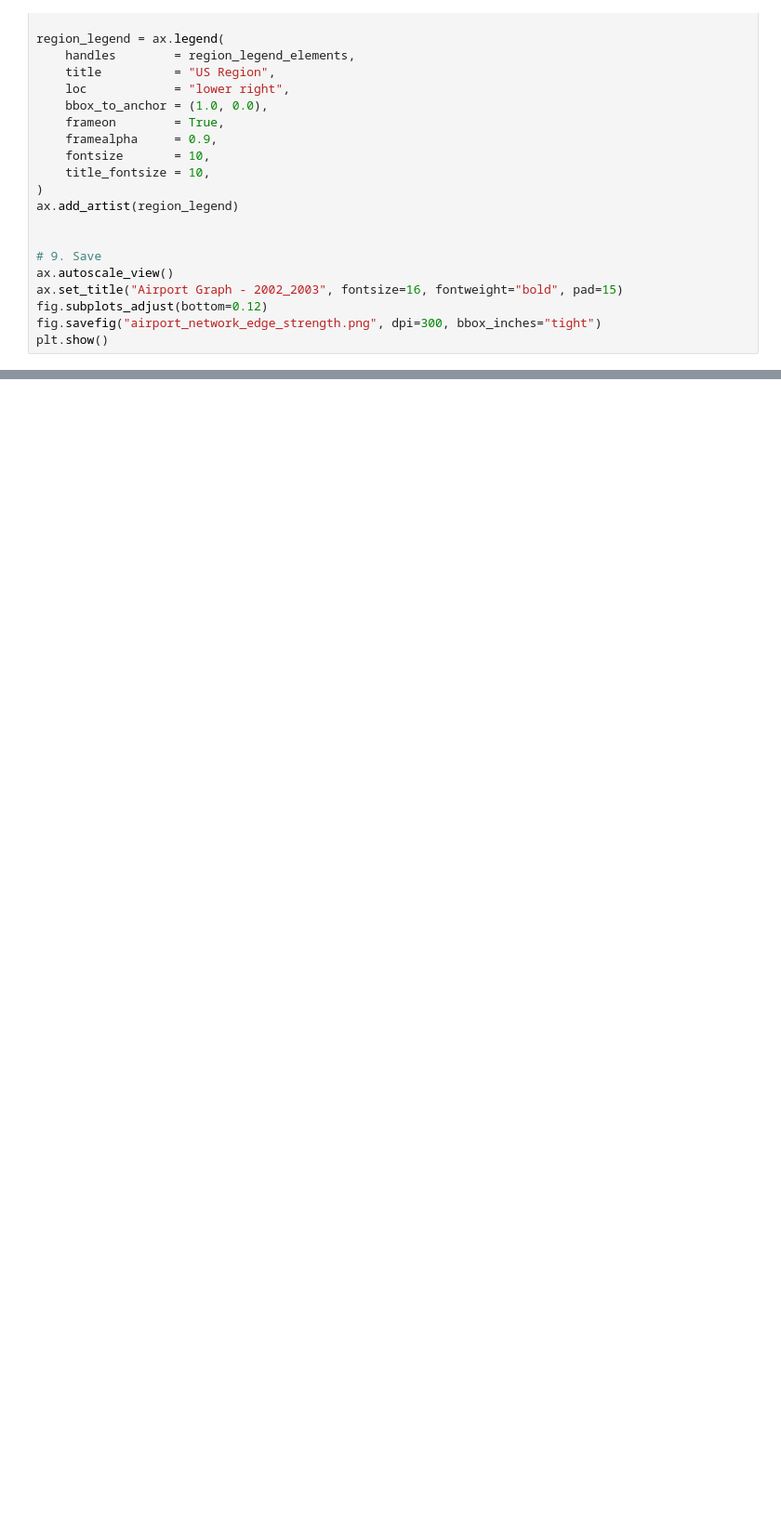
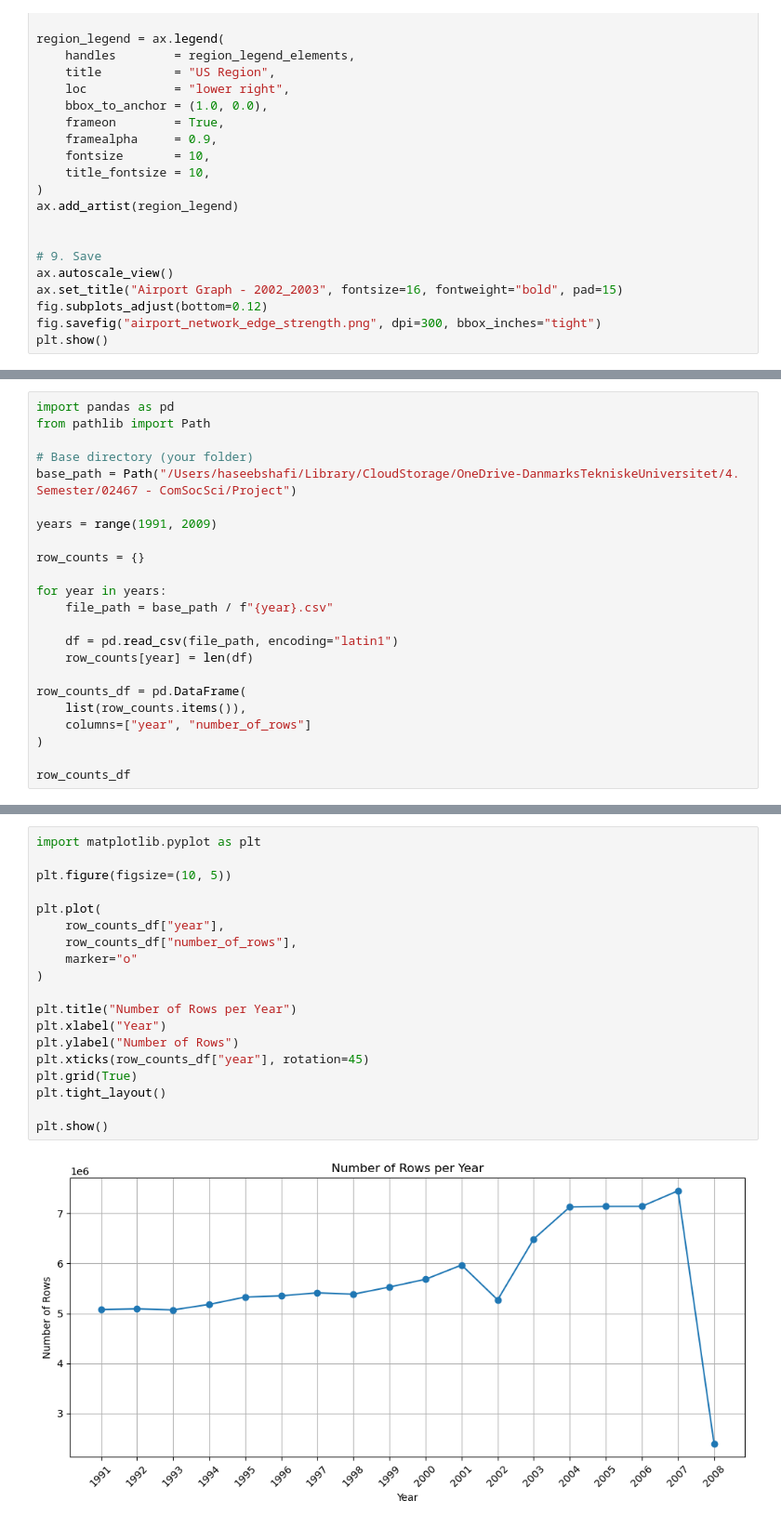
Before and after one commit to Twinbo/Computational-Social-Science-2026, a Jupyter notebook: Final_project/Graph/Graph_analysis_1999-2003.ipynb, the cells around one changed output, grey strips where cells are left out. Shown at 93% size. Cells and saved outputs as stored; diff of their text form; blank space fills up the shorter version.

Commit message:
every year comparison basic data

```diff
--- a/Final_project/Graph/Graph_analysis_1999-2003.ipynb
+++ b/Final_project/Graph/Graph_analysis_1999-2003.ipynb
@@ -789,0 +792,23 @@ plt.show()
+# %%
+import pandas as pd
+from pathlib import Path
+
+# Base directory (your folder)
+base_path = Path("/Users/haseebshafi/Library/CloudStorage/OneDrive-DanmarksTekniskeUniversitet/4. Semester/02467 - ComSocSci/Project")
+
+years = range(1991, 2009)
+
+row_counts = {}
+
+for year in years:
+    file_path = base_path / f"{year}.csv"
+
+    df = pd.read_csv(file_path, encoding="latin1")
+    row_counts[year] = len(df)
+
+row_counts_df = pd.DataFrame(
+    list(row_counts.items()),
+    columns=["year", "number_of_rows"]
+)
+
+row_counts_df
@@ -789,0 +833,21 @@ plt.show()
+# %%
+import matplotlib.pyplot as plt
+
+plt.figure(figsize=(10, 5))
+
+plt.plot(
+    row_counts_df["year"],
+    row_counts_df["number_of_rows"],
+    marker="o"
+)
+
+plt.title("Number of Rows per Year")
+plt.xlabel("Year")
+plt.ylabel("Number of Rows")
+plt.xticks(row_counts_df["year"], rotation=45)
+plt.grid(True)
+plt.tight_layout()
+
+plt.show()
+# %% [output]
+[figure, added]
```
Also changed, not shown: parts of 2 cells of this notebook, 4 other files.
